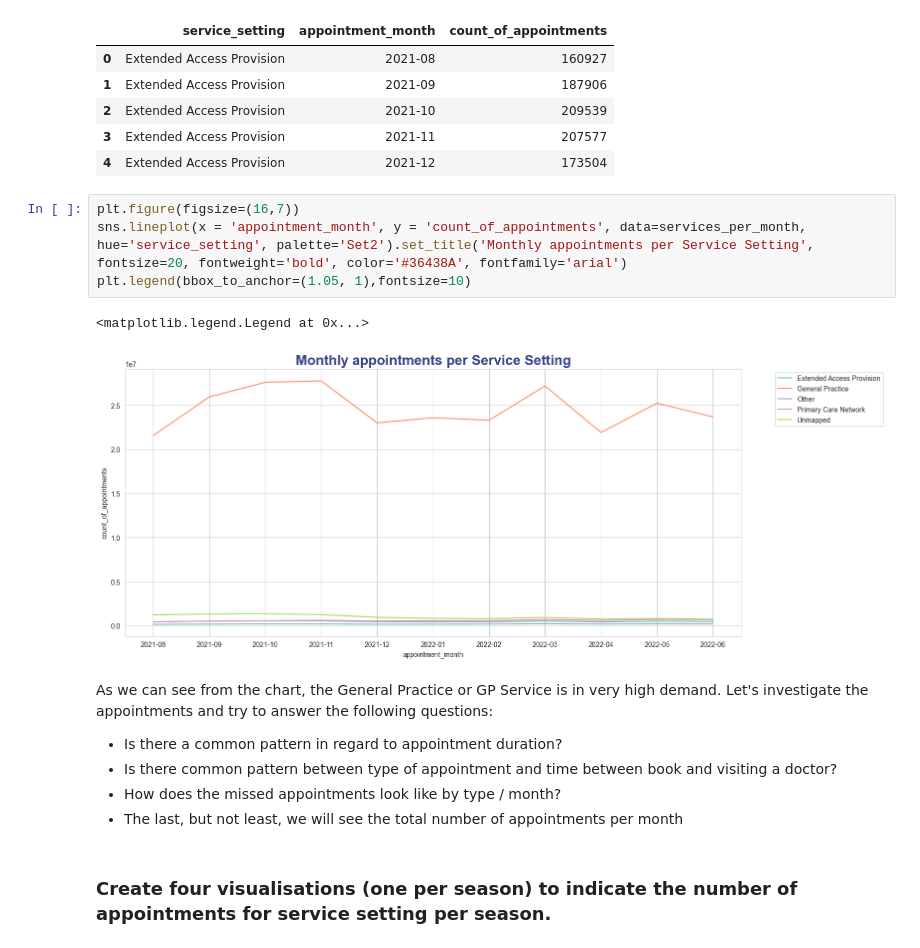
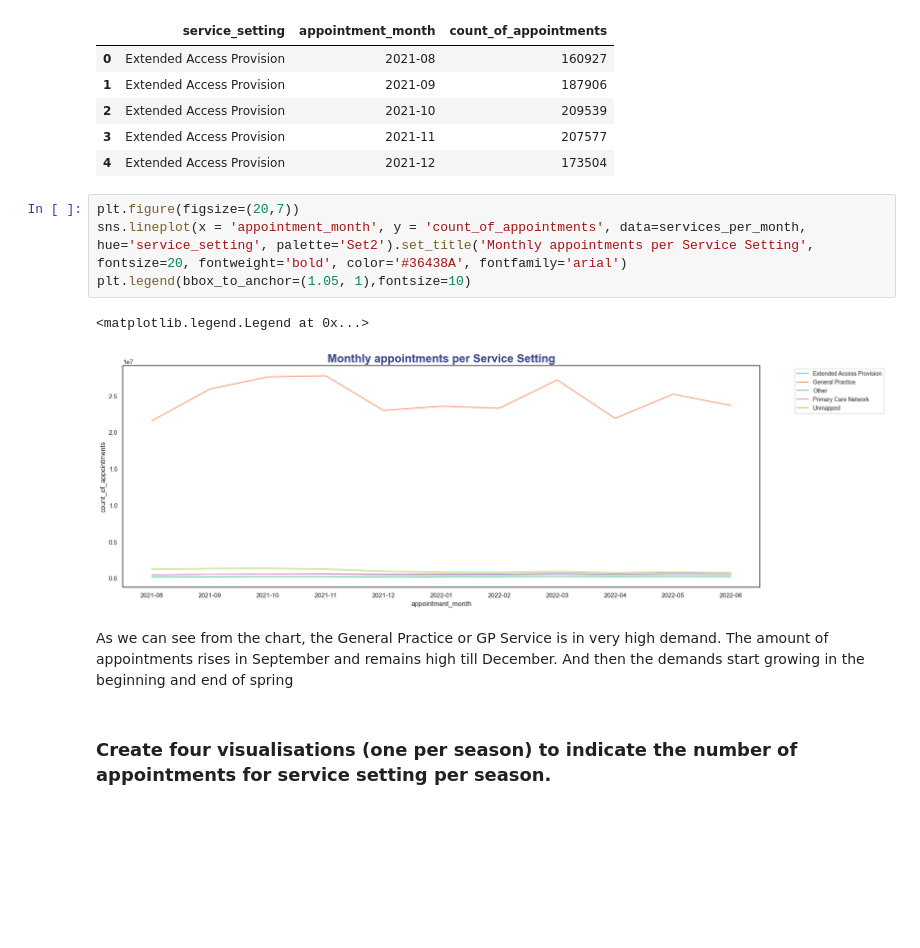
Before and after one commit to DimaBrikach/NHS_Assignment, a Jupyter notebook: Dzmitry_Brykach_DA201_Assignment.ipynb, the cells around one changed output. Cells and saved outputs as stored; diff of their text form; blank space fills up the shorter version.

```diff
--- a/Dzmitry_Brykach_DA201_Assignment.ipynb
+++ b/Dzmitry_Brykach_DA201_Assignment.ipynb
@@ -448,19 +457,15 @@ services_per_month.head()
 | 3 | Extended Access Provision | 2021-11 | 207577 |
 | 4 | Extended Access Provision | 2021-12 | 173504 |
 # %%
-plt.figure(figsize=(16,7))
+plt.figure(figsize=(20,7))
 sns.lineplot(x = 'appointment_month', y = 'count_of_appointments', data=services_per_month, hue='service_setting', palette='Set2').set_title('Monthly appointments per Service Setting', fontsize=20, fontweight='bold', color='#36438A', fontfamily='arial')
 plt.legend(bbox_to_anchor=(1.05, 1),fontsize=10)
 # %% [output]
 <matplotlib.legend.Legend at 0x...>
-[figure, old version]
+[figure, new version]
 # %% [markdown]
 As we can see from the chart, the General Practice or GP Service is in very high demand.
-Let's investigate the appointments and try to answer the following questions:
-* Is there a common pattern in regard to appointment duration?
-* Is there  common pattern between type of appointment and time between book and visiting a doctor?
-* How does the missed appointments look like by type / month?
-* The last, but not least, we will see the total number of appointments per month
+The amount of appointments rises in September and remains high till December. And then the demands start growing in the beginning and end of spring
 # %% [markdown]
 ### Create four visualisations (one per season) to indicate the number of appointments for service setting per season.
 # %% [markdown]
```
Also changed, not shown: parts of 18 cells of this notebook, 16 other files.
